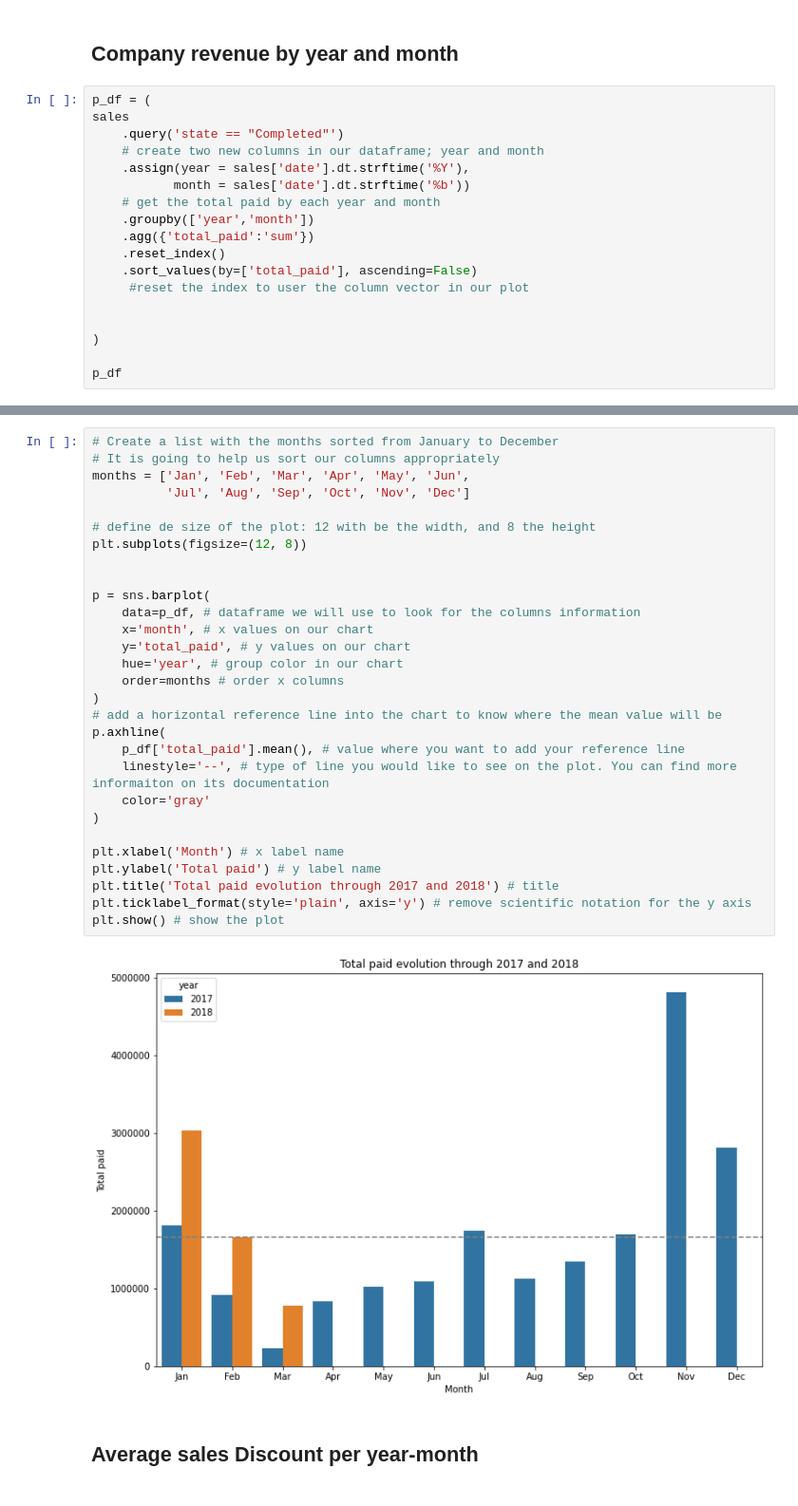
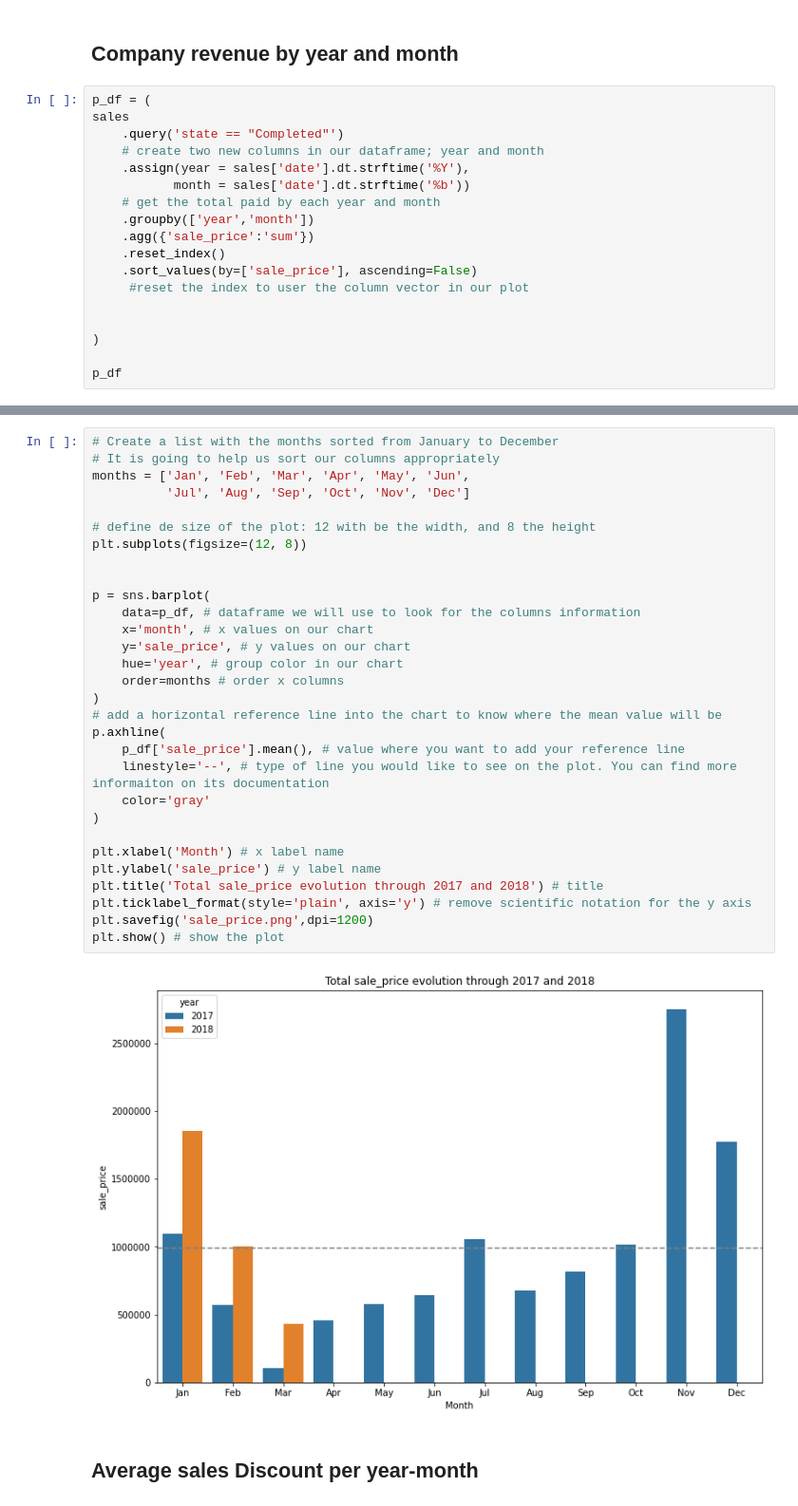
Before and after one commit to Loveless1234/Bootcamp_WBS_DS, a Jupyter notebook: week3/category.ipynb, the cells around one changed output, grey strips where cells are left out. Shown at 95% size. Cells and saved outputs as stored; diff of their text form.

```diff
--- a/week3/category.ipynb
+++ b/week3/category.ipynb
@@ -51,9 +54,9 @@ sales
            month = sales['date'].dt.strftime('%b'))
     # get the total paid by each year and month
     .groupby(['year','month'])
-    .agg({'total_paid':'sum'})
+    .agg({'sale_price':'sum'})
     .reset_index()
-    .sort_values(by=['total_paid'], ascending=False)
+    .sort_values(by=['sale_price'], ascending=False)
      #reset the index to user the column vector in our plot
 
 
@@ -80,34 +83,35 @@ p_df
 # %%
 # Create a list with the months sorted from January to December
 # It is going to help us sort our columns appropriately
 months = ['Jan', 'Feb', 'Mar', 'Apr', 'May', 'Jun',
           'Jul', 'Aug', 'Sep', 'Oct', 'Nov', 'Dec']
 
 # define de size of the plot: 12 with be the width, and 8 the height
 plt.subplots(figsize=(12, 8))
 
 
 p = sns.barplot(
     data=p_df, # dataframe we will use to look for the columns information
     x='month', # x values on our chart
-    y='total_paid', # y values on our chart
+    y='sale_price', # y values on our chart
     hue='year', # group color in our chart
     order=months # order x columns
 )
 # add a horizontal reference line into the chart to know where the mean value will be
 p.axhline(
-    p_df['total_paid'].mean(), # value where you want to add your reference line
+    p_df['sale_price'].mean(), # value where you want to add your reference line
     linestyle='--', # type of line you would like to see on the plot. You can find more informaiton on its documentation
     color='gray'
 )
 
 plt.xlabel('Month') # x label name
-plt.ylabel('Total paid') # y label name
-plt.title('Total paid evolution through 2017 and 2018') # title
+plt.ylabel('sale_price') # y label name
+plt.title('Total sale_price evolution through 2017 and 2018') # title
 plt.ticklabel_format(style='plain', axis='y') # remove scientific notation for the y axis
+plt.savefig('sale_price.png',dpi=1200)
 plt.show() # show the plot
 # %% [output]
-[figure, old version]
+[figure, new version]
 # %% [markdown]
 ## Average sales Discount per year-month
 # %%
```
Also changed, not shown: parts of 8 cells of this notebook, 4 other files.
